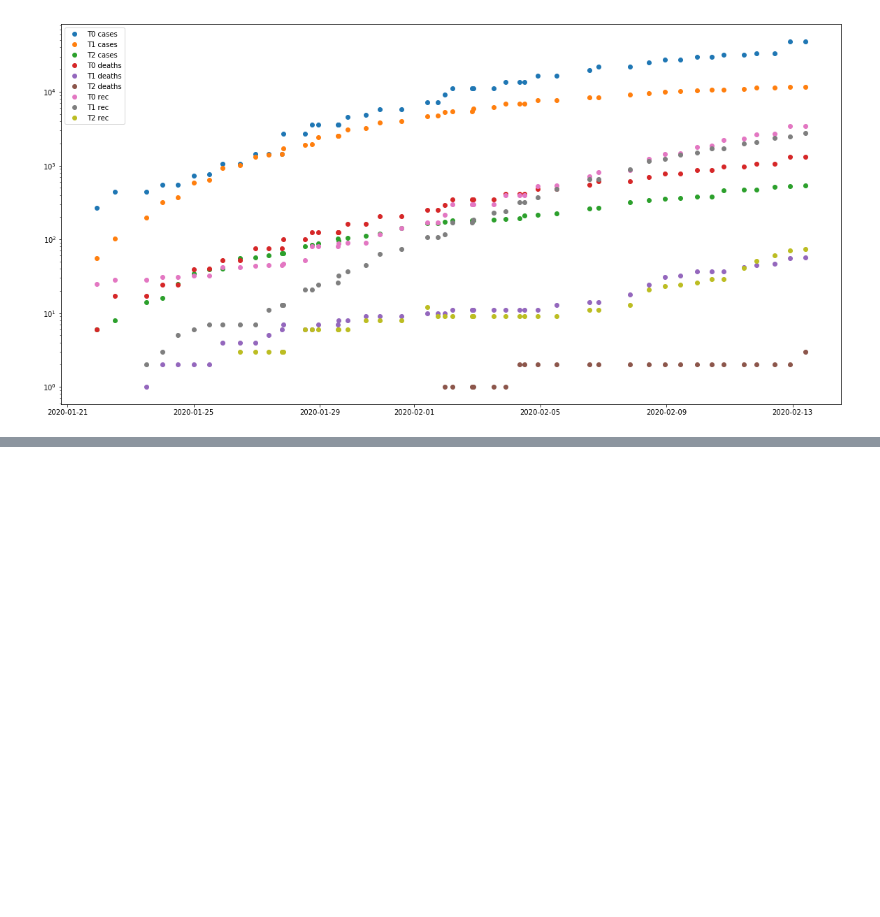
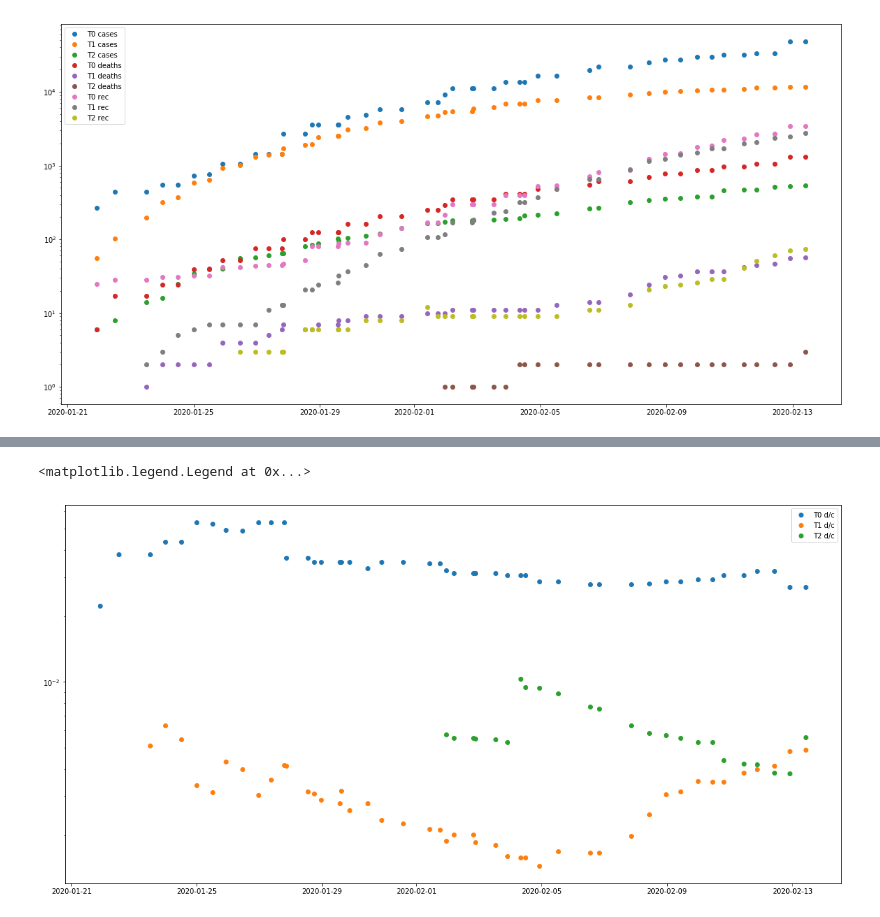
Before and after one commit to grep0/COVID-19, a Jupyter notebook: src/Analysis.ipynb, the cells around one changed output, grey strips where cells are left out. Cells and saved outputs as stored; diff of their text form; code cells hidden in the pictures; blank space fills up the shorter version.

```diff
--- a/src/Analysis.ipynb
+++ b/src/Analysis.ipynb
@@ -104,0 +105,8 @@ plt.legend(["T0 d/r", "T1 d/r", "T2 d/r"])
+# %%
+plt.figure(figsize=(20,10))
+plt.plot_date(dates, np.array([summary[:,3]/summary[:,0], summary[:,4]/summary[:,1],summary[:,5]/summary[:,2]]).transpose())
+plt.yscale("log")
+plt.legend(["T0 d/c", "T1 d/c", "T2 d/c"])
+# %% [output]
+<matplotlib.legend.Legend at 0x...>
+[figure, added]
```
Also changed, not shown: parts of 9 cells of this notebook.
